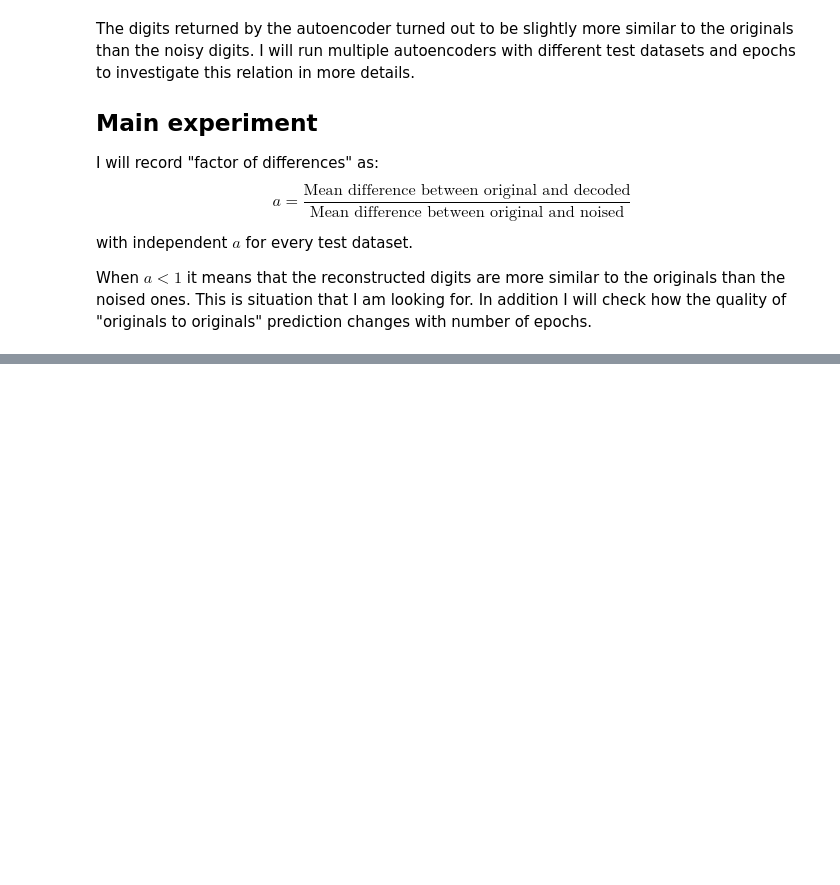
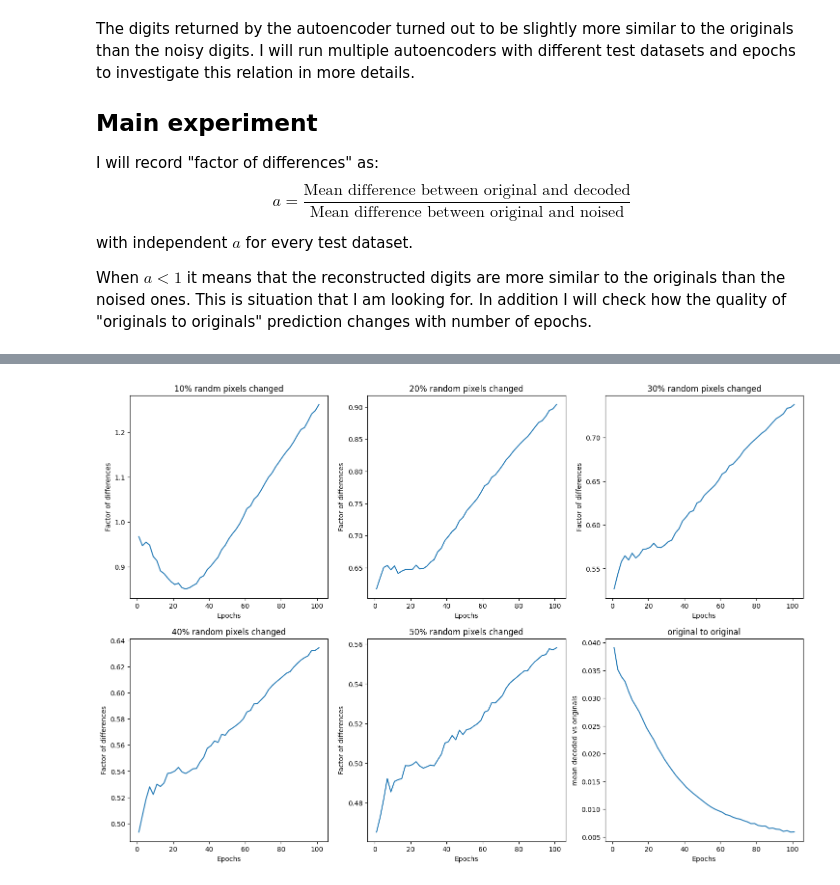
Before and after one commit to kebabee/autoencoder-memory, a Jupyter notebook: associative_autoencoder.ipynb, the cells around one changed output, grey strips where cells are left out. Cells and saved outputs as stored; diff of their text form; code cells hidden in the pictures; blank space fills up the shorter version.

```diff
--- a/associative_autoencoder.ipynb
+++ b/associative_autoencoder.ipynb
@@ -308,0 +250,43 @@ plt.show()
+# %%
+import matplotlib.pyplot as plt
+plt.figure(figsize=(18, 12))
+
+plt.subplot(2, 3, 1)
+plt.plot(epochs, a_rand10)
+plt.xlabel('Epochs')
+plt.ylabel('Factor of differences')
+plt.title('10% randm pixels changed')
+
+plt.subplot(2, 3, 2)
+plt.plot(epochs, a_rand20)
+plt.xlabel('Epochs')
+plt.ylabel('Factor of differences')
+plt.title('20% random pixels changed')
+
+plt.subplot(2, 3, 3)
+plt.plot(epochs, a_rand30)
+plt.xlabel('Epochs')
+plt.ylabel('Factor of differences')
+plt.title('30% random pixels changed')
+
+plt.subplot(2, 3, 4)
+plt.plot(epochs, a_rand40)
+plt.xlabel('Epochs')
+plt.ylabel('Factor of differences')
+plt.title('40% random pixels changed')
+
+plt.subplot(2, 3, 5)
+plt.plot(epochs, a_rand50)
+plt.xlabel('Epochs')
+plt.ylabel('Factor of differences')
+plt.title('50% random pixels changed')
+
+plt.subplot(2, 3, 6)
+plt.plot(epochs, originals_diffs)
+plt.xlabel('Epochs')
+plt.ylabel('mean decoded vs originals')
+plt.title('original to original')
+
+plt.show()
+# %% [output]
+[figure, added]
```
Also changed, not shown: parts of 12 cells of this notebook.
